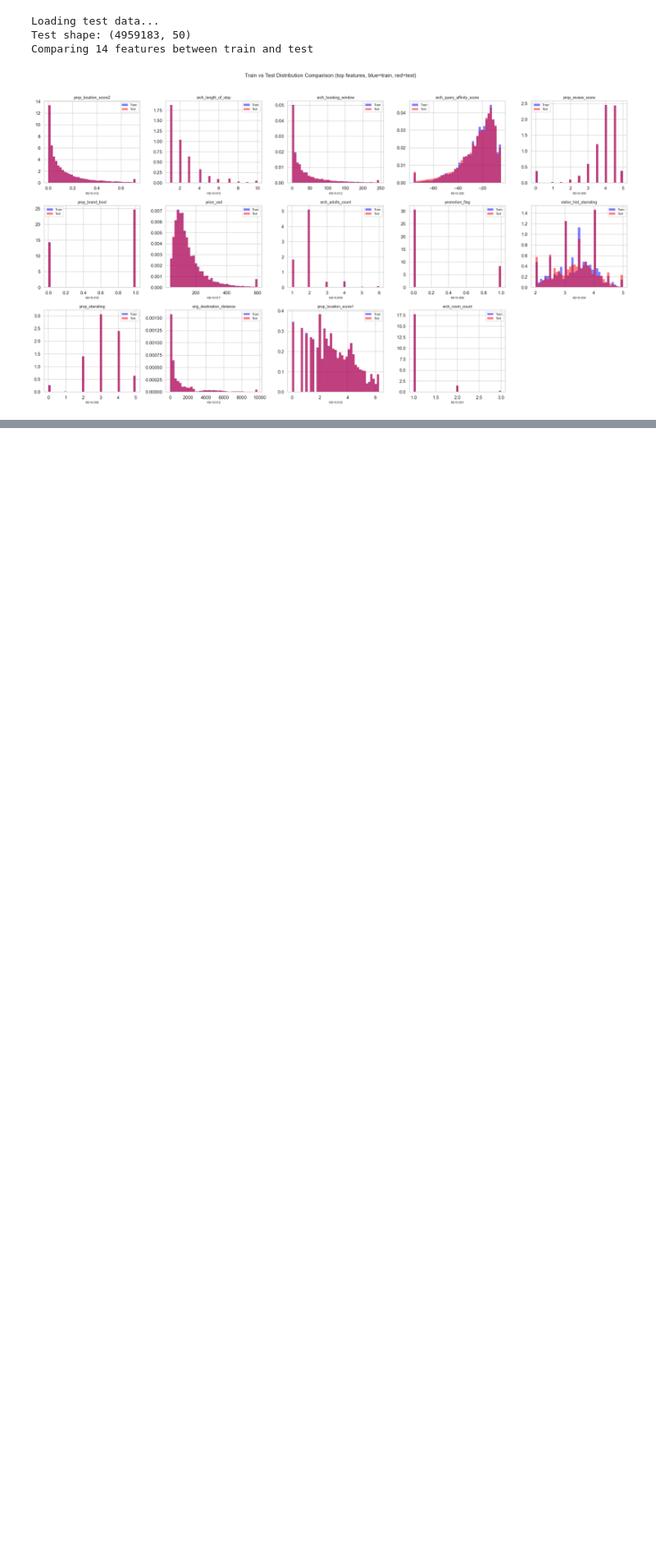
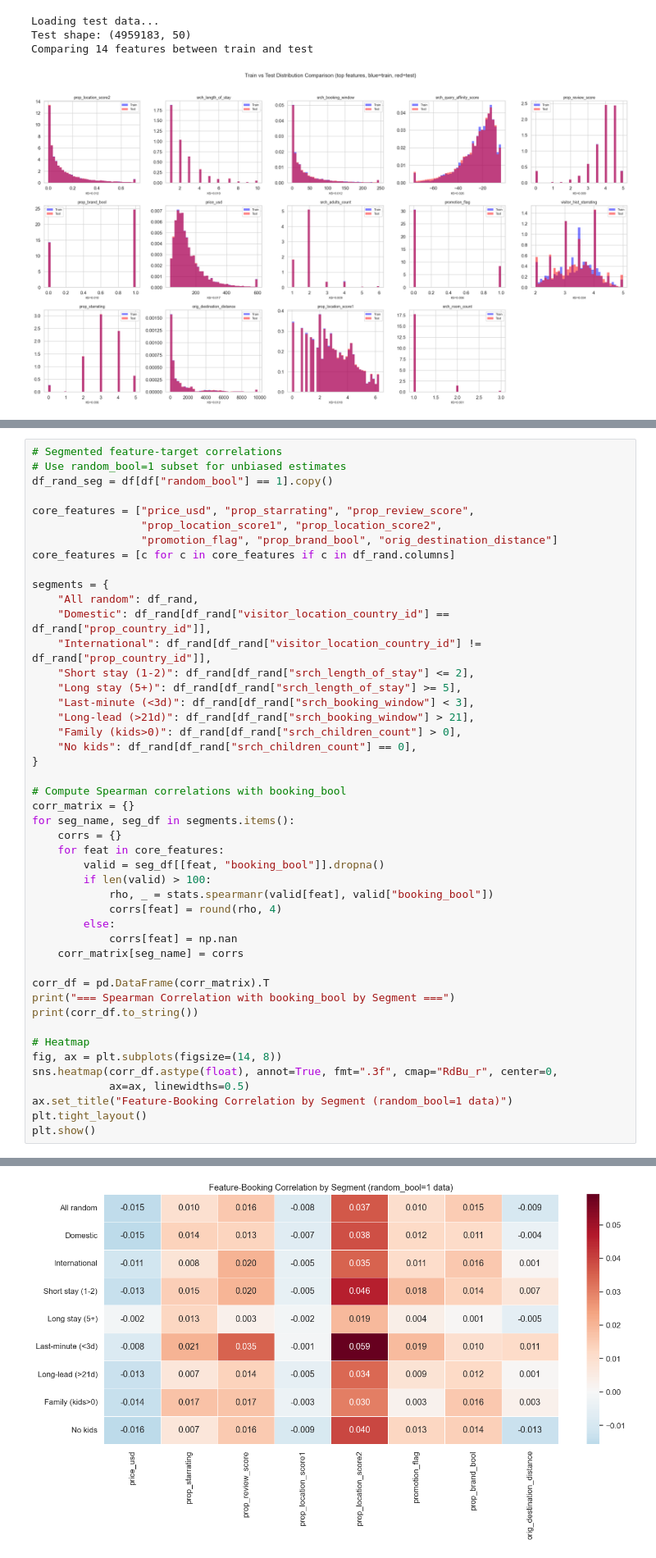
Before and after one commit to DonatiFed/DataMiningAssignment2, a Jupyter notebook: notebooks/03_feature_analysis.ipynb, the cells around one changed output, grey strips where cells are left out. Shown at 82% size. Drawn from its saved outputs; the diff is of its cells as text; blank space fills up the shorter version.

```diff
--- a/notebooks/03_feature_analysis.ipynb
+++ b/notebooks/03_feature_analysis.ipynb
@@ -1643,0 +1644,47 @@ Comparing 14 features between train and test
+# %%
+# Segmented feature-target correlations
+# Use random_bool=1 subset for unbiased estimates
+df_rand_seg = df[df["random_bool"] == 1].copy()
+
+core_features = ["price_usd", "prop_starrating", "prop_review_score",
+                 "prop_location_score1", "prop_location_score2",
+                 "promotion_flag", "prop_brand_bool", "orig_destination_distance"]
+core_features = [c for c in core_features if c in df_rand.columns]
+
+segments = {
+    "All random": df_rand,
+    "Domestic": df_rand[df_rand["visitor_location_country_id"] == df_rand["prop_country_id"]],
+    "International": df_rand[df_rand["visitor_location_country_id"] != df_rand["prop_country_id"]],
+    "Short stay (1-2)": df_rand[df_rand["srch_length_of_stay"] <= 2],
+    "Long stay (5+)": df_rand[df_rand["srch_length_of_stay"] >= 5],
+    "Last-minute (<3d)": df_rand[df_rand["srch_booking_window"] < 3],
+    "Long-lead (>21d)": df_rand[df_rand["srch_booking_window"] > 21],
+    "Family (kids>0)": df_rand[df_rand["srch_children_count"] > 0],
+    "No kids": df_rand[df_rand["srch_children_count"] == 0],
+}
+
+# Compute Spearman correlations with booking_bool
+corr_matrix = {}
+for seg_name, seg_df in segments.items():
+    corrs = {}
+    for feat in core_features:
+        valid = seg_df[[feat, "booking_bool"]].dropna()
+        if len(valid) > 100:
+            rho, _ = stats.spearmanr(valid[feat], valid["booking_bool"])
+            corrs[feat] = round(rho, 4)
+        else:
+            corrs[feat] = np.nan
+    corr_matrix[seg_name] = corrs
+
+corr_df = pd.DataFrame(corr_matrix).T
+print("=== Spearman Correlation with booking_bool by Segment ===")
+print(corr_df.to_string())
+
+# Heatmap
+fig, ax = plt.subplots(figsize=(14, 8))
+sns.heatmap(corr_df.astype(float), annot=True, fmt=".3f", cmap="RdBu_r", center=0,
+            ax=ax, linewidths=0.5)
+ax.set_title("Feature-Booking Correlation by Segment (random_bool=1 data)")
+plt.tight_layout()
+plt.show()
+# %% [output]
@@ -1643,0 +1702 @@ Comparing 14 features between train and test
+[figure, added]
```
Also changed, not shown: parts of 14 cells of this notebook, 11 other files.
